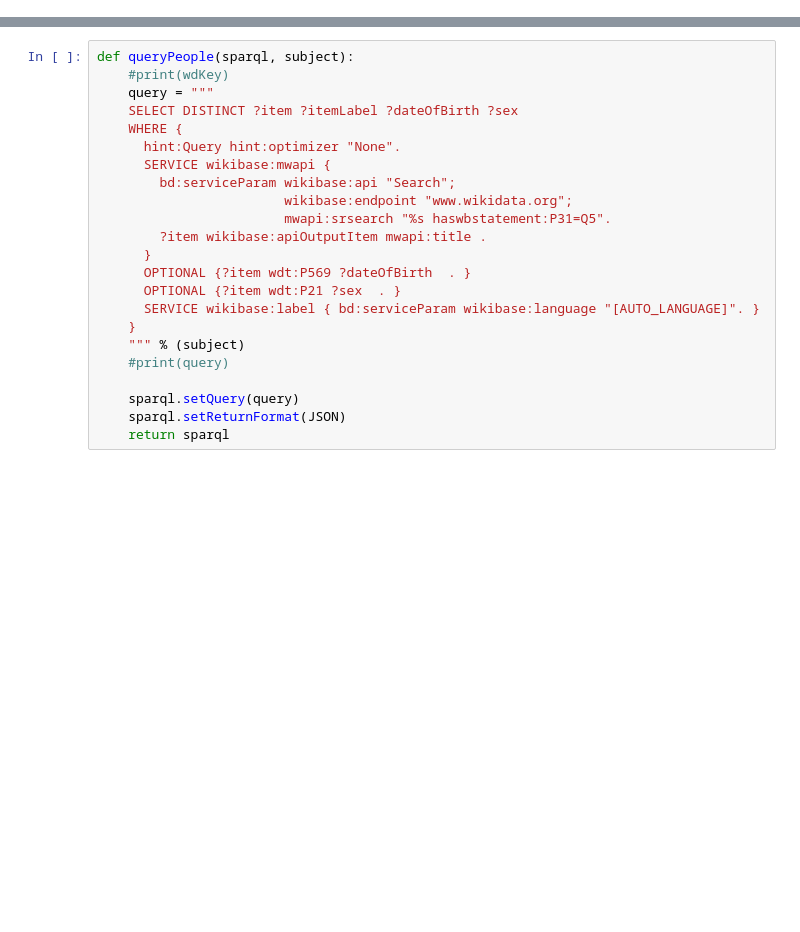
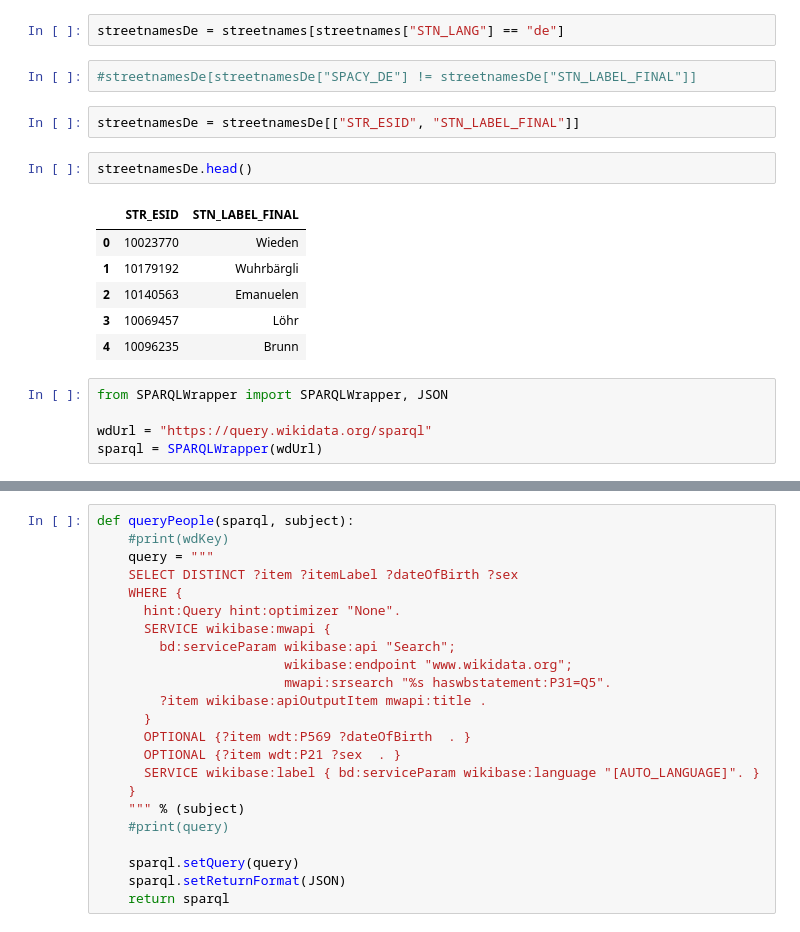
Before and after one commit to CaptainInler/cassda-zertifikatsarbeit, a Jupyter notebook: Modeling/mapping wiki person.ipynb, the cells around one changed output, grey strips where cells are left out. Saved outputs shown, nothing was run; the diff lists cells and outputs as text; blank space fills up the shorter version.

```diff
--- a/Modeling/mapping wiki person.ipynb
+++ b/Modeling/mapping wiki person.ipynb
@@ -13,0 +16,20 @@ streetnames.head()
+# %%
+streetnamesDe = streetnames[streetnames["STN_LANG"] == "de"]
+# %%
+#streetnamesDe[streetnamesDe["SPACY_DE"] != streetnamesDe["STN_LABEL_FINAL"]]
+# %%
+streetnamesDe = streetnamesDe[["STR_ESID", "STN_LABEL_FINAL"]]
+# %%
+streetnamesDe.head()
+# %% [output]
+|  | STR_ESID | STN_LABEL_FINAL |
+| 0 | 10023770 | Wieden |
+| 1 | 10179192 | Wuhrbärgli |
+| 2 | 10140563 | Emanuelen |
+| 3 | 10069457 | Löhr |
+| 4 | 10096235 | Brunn |
+# %%
+from SPARQLWrapper import SPARQLWrapper, JSON
+
+wdUrl = "https://query.wikidata.org/sparql"
+sparql = SPARQLWrapper(wdUrl)
```
Also changed, not shown: parts of 9 cells of this notebook.
